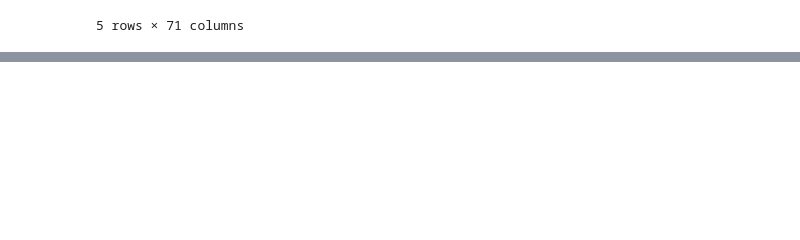
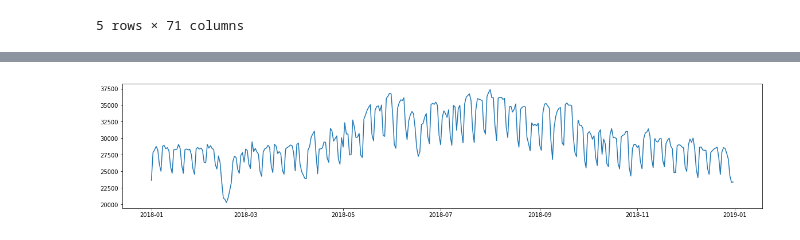
Before and after one commit to Jadezzz/Taipower_forecast, a Jupyter notebook: Exploratory data analysis.ipynb, the cells around one changed output, grey strips where cells are left out. Cells and saved outputs as stored; diff of their text form; code cells hidden in the pictures; blank space fills up the shorter version.

```diff
--- a/Exploratory data analysis.ipynb
+++ b/Exploratory data analysis.ipynb
@@ -60,3 +60,10 @@ data_2018.head()
 | 3 | 20180104 | 30716.0 | 28757 | 1959.0 | 6.81 | 337.945 | 228.567 | 0 | 0 | ... |
 | 4 | 20180105 | 30401.0 | 28260 | 2141.0 | 7.58 | 337.418 | 228.211 | 0 | 0 | ... |
 5 rows × 71 columns
+# %%
+def plot_year(dates, value):
+    fig = plt.figure(figsize=(20,4))
+    ax = fig.add_subplot(111)
+    x_axis = pd.to_datetime(dates, format='%Y%m%d')
+    ax.plot_date(x_axis, value, '-')
+    fig.show()
@@ -62,0 +74,4 @@ data_2018.head()
+# %%
+plot_year(data_2018['日期'], data_2018['尖峰負載(MW)'])
+# %% [output]
+[figure, added]
```
Also changed, not shown: parts of 1 cell of this notebook.
